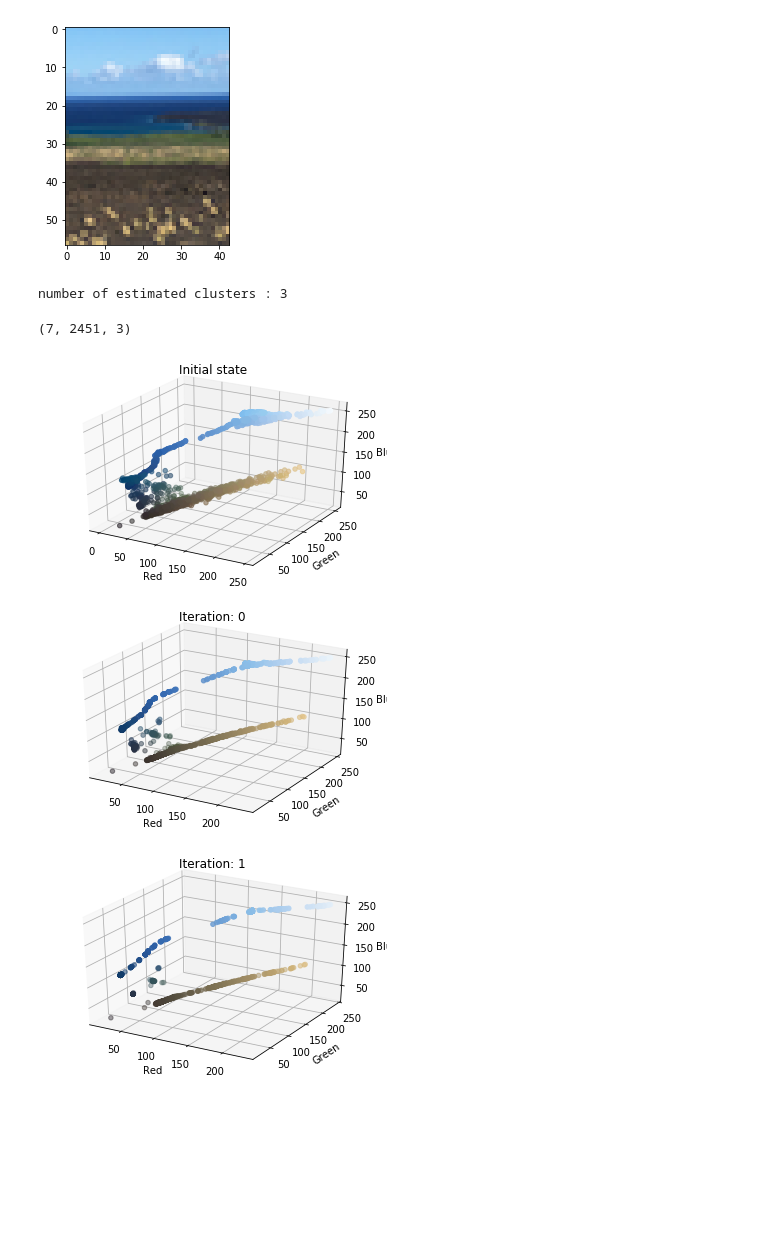
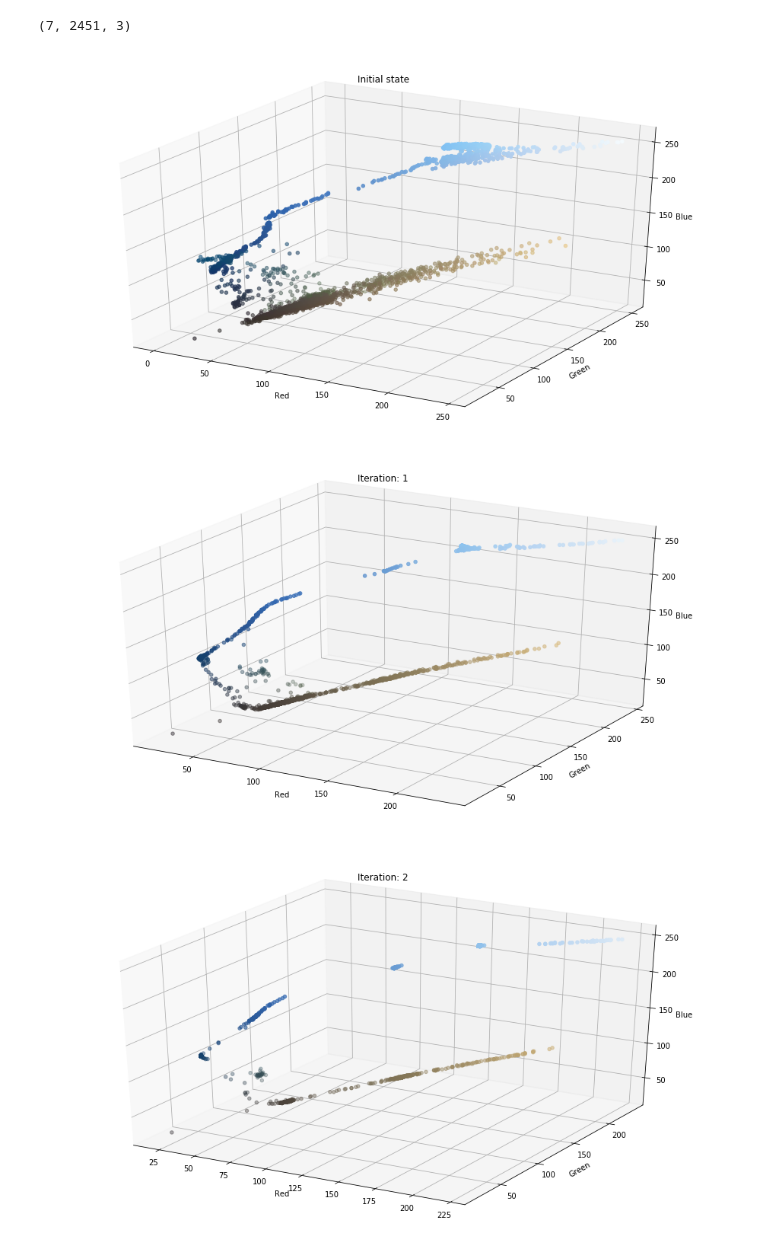
Before and after one commit to JeremyRoussel/DS_Class_Assignment2, a Jupyter notebook: Image Analysis.ipynb, the cells around one changed output. Saved outputs shown, nothing was run; the diff lists cells and outputs as text; code cells hidden in the pictures; blank space fills up the shorter version.

```diff
--- a/Image Analysis.ipynb
+++ b/Image Analysis.ipynb
@@ -49,27 +58,19 @@ pyplot.show()
-# %%
-# Display comparison of original image
-
-img=mpimg.imread('Coast.png')
-imgplot = plt.imshow(img)
-plt.show()
-# %% [output]
-[figure, removed]
 # %%
-# Mean Shift on RGB color space
-
-# Uses SK-Learn built-in commands
+##### Section used only for Bandwidth estimate ####
 
 bandwidth = estimate_bandwidth(cspace)
 
-ms = MeanShift(bandwidth=bandwidth)
-ms.fit(cspace)
-labels = ms.labels_
-cluster_centers = ms.cluster_centers_
+# # Mean Shift on RGB color space
 
-labels_unique = np.unique(labels)
-n_clusters_ = len(labels_unique)
+# # Uses SK-Learn built-in commands
 
-print("number of estimated clusters : %d" % n_clusters_)
+# ms = MeanShift(bandwidth=bandwidth)
+# ms.fit(cspace)
+# labels = ms.labels_
+# cluster_centers = ms.cluster_centers_
+
+# labels_unique = np.unique(labels)
+# n_clusters_ = len(labels_unique)
+
+# print("number of estimated clusters : %d" % n_clusters_)
-# %% [output]
-number of estimated clusters : 3
 # %%
@@ -89,6 +92,8 @@ def gaussian_kernel(distance, bandwidth):
     val = (1/(bandwidth*math.sqrt(2*math.pi))) * np.exp(-0.5*((distance / bandwidth))**2)
     return val
 # %%
-look_distance = 20  # How far to look for neighbours.
+## Mean Shift parameters
+
+look_distance = 30  # How far to look for neighbours.
 kernel_bandwidth = bandwidth  # Kernel parameter.
 # %%
@@ -128,31 +137,37 @@ print(past_RGB.shape)
 # %% [output]
 (7, 2451, 3)
 # %%
+#Replot original figure
+
 fig = pyplot.figure()
+plt.rcParams['figure.figsize'] = (16, 9)
 ax = plt.axes(projection='3d')
 figure.set_size_inches((10, 35))
 ax.scatter(r, g, b, c=cmap, marker="o")
 ax.set_xlabel("Red")
 ax.set_ylabel("Green")
 ax.set_zlabel("Blue")
 plt.title('Initial state')
 pyplot.show()
 
+#Plot each iteration and update color of the point after shifting
+
 for i in range(n_iterations):
     fig = pyplot.figure()
     ax = plt.axes(projection='3d')
     ri = past_RGB[i,:,0]
     gi = past_RGB[i,:,1]
     bi = past_RGB[i,:,2]
+    figure_index = i + 2
     cspace = np.stack([ri, gi, bi],axis=-1) # (2451 x 3)  vector
     cmap = cspace/255
     ax.scatter(ri, gi , bi, c=cmap, marker="o")
     ax.set_xlabel("Red")
     ax.set_ylabel("Green")
     ax.set_zlabel("Blue")
-    plt.title('Iteration: %d' % (i))
+    plt.title('Iteration: %d' % (figure_index - 1))
     pyplot.show()
 # %% [output]
-[figure, old version]
+[figure, new version]
-[figure, old version]
+[figure, new version]
-[figure, old version]
+[figure, new version]
```
Also changed, not shown: parts of 6 cells of this notebook.
